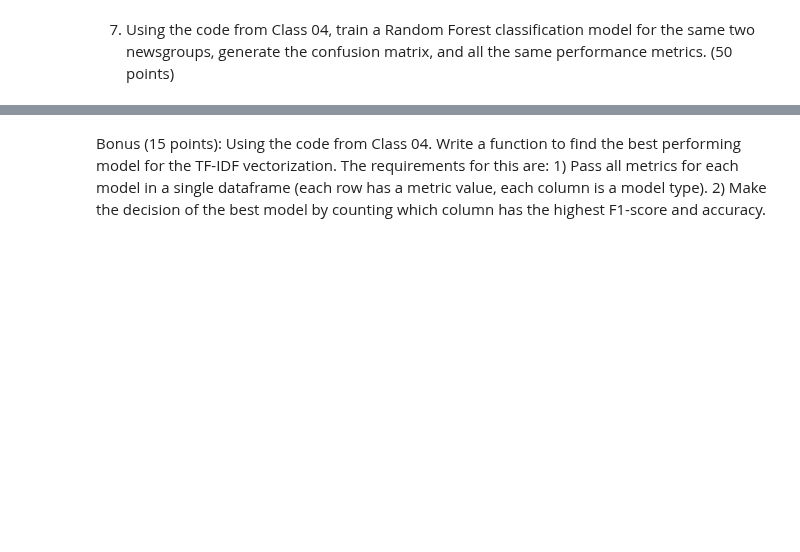
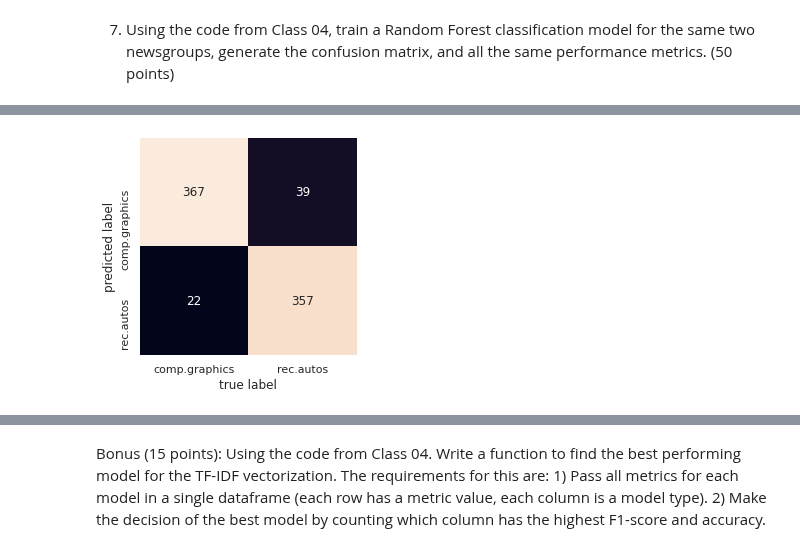
Before and after one commit to csrajath/CSC_8980_NLP, a Jupyter notebook: Homework/Homework 1/rcs1_TNLP_CSC_8980_HW1.ipynb, the cells around one changed output, grey strips where cells are left out. Saved outputs shown, nothing was run; the diff lists cells and outputs as text; code cells hidden in the pictures; blank space fills up the shorter version.

```diff
--- a/Homework/Homework 1/rcs1_TNLP_CSC_8980_HW1.ipynb
+++ b/Homework/Homework 1/rcs1_TNLP_CSC_8980_HW1.ipynb
@@ -91,0 +123,19 @@ two newsgroups, generate the confusion matrix, and all the same performance metr
+# %%
+# creating training and test sets
+categories = ['rec.autos','comp.graphics']
+train = fetch_20newsgroups(subset='train', categories=categories)
+test = fetch_20newsgroups(subset='test', categories=categories)
+# %%
+#applying randomforestclassifier
+model = make_pipeline(TfidfVectorizer(), RandomForestClassifier())
+model.fit(train.data, train.target)
+labels = model.predict(test.data)
+# %%
+#creating confusion matrix and heatmap
+mat = confusion_matrix(test.target, labels)
+sns.heatmap(mat.T, square=True, annot=True, fmt='d', cbar=False,
+            xticklabels=train.target_names, yticklabels=train.target_names)
+plt.xlabel('true label')
+plt.ylabel('predicted label');
+# %% [output]
+[figure, added]
```
Also changed, not shown: parts of 10 cells of this notebook.
